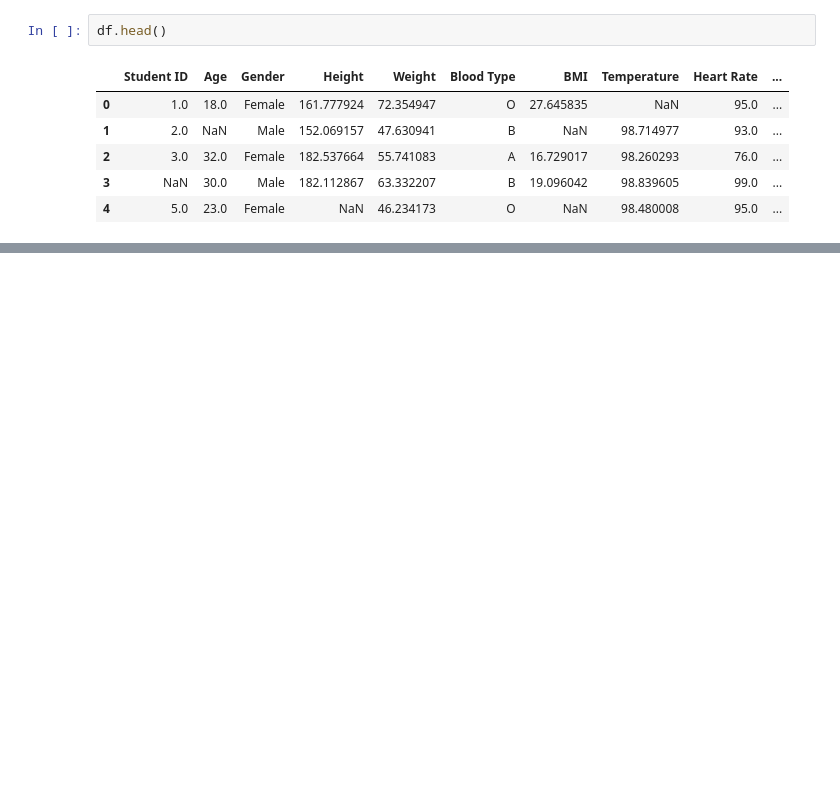
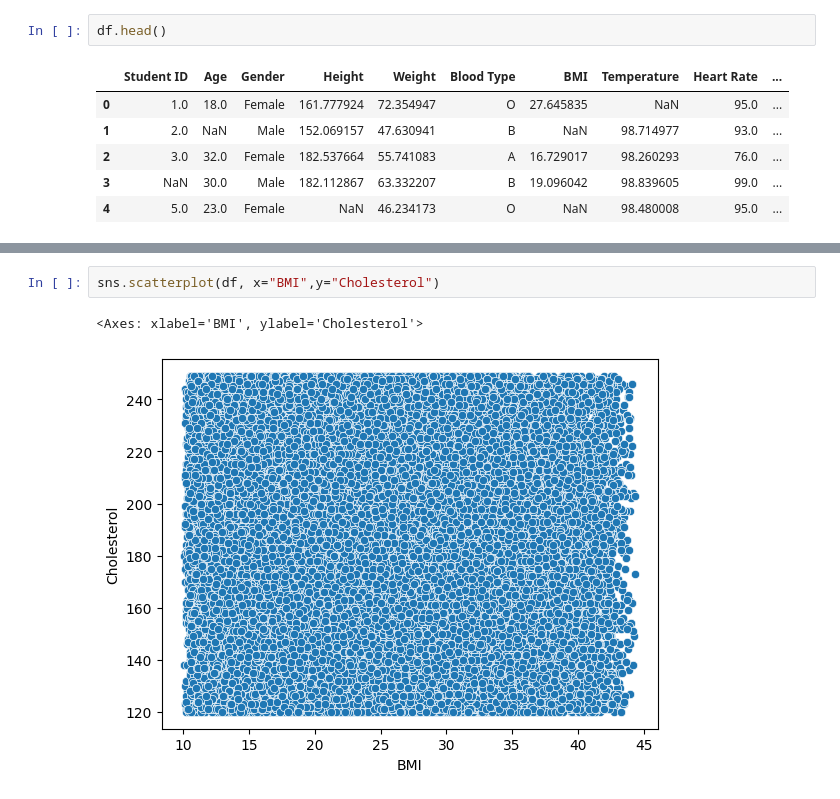
Before and after one commit to PetarKalinovski/MissingValuesTest, a Jupyter notebook: proba.ipynb, the cells around one changed output, grey strips where cells are left out. Saved outputs shown, nothing was run; the diff lists cells and outputs as text; blank space fills up the shorter version.

Commit message:
add sns scatterplot

```diff
--- a/proba.ipynb
+++ b/proba.ipynb
@@ -13,0 +45,5 @@ df.head()
+# %%
+sns.scatterplot(df, x="BMI",y="Cholesterol")
+# %% [output]
+<Axes: xlabel='BMI', ylabel='Cholesterol'>
+[figure, added]
```
Also changed, not shown: parts of 6 cells of this notebook.
